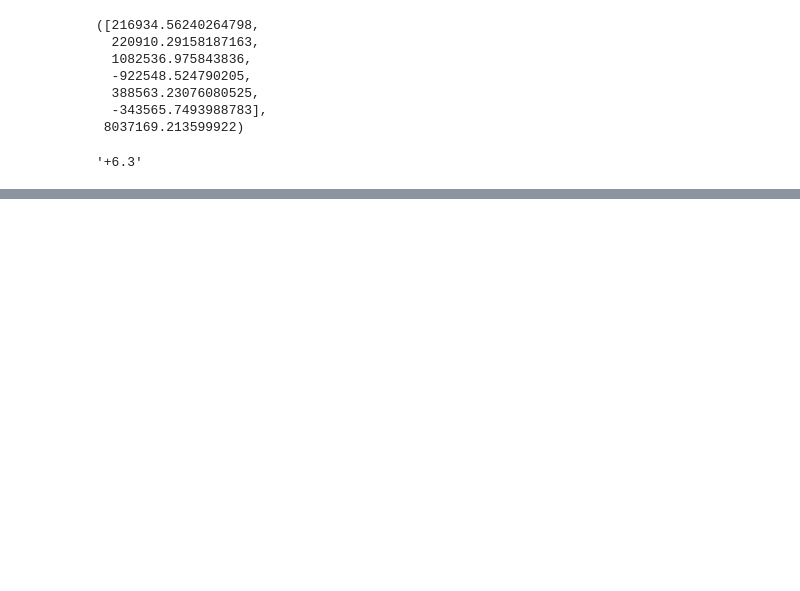
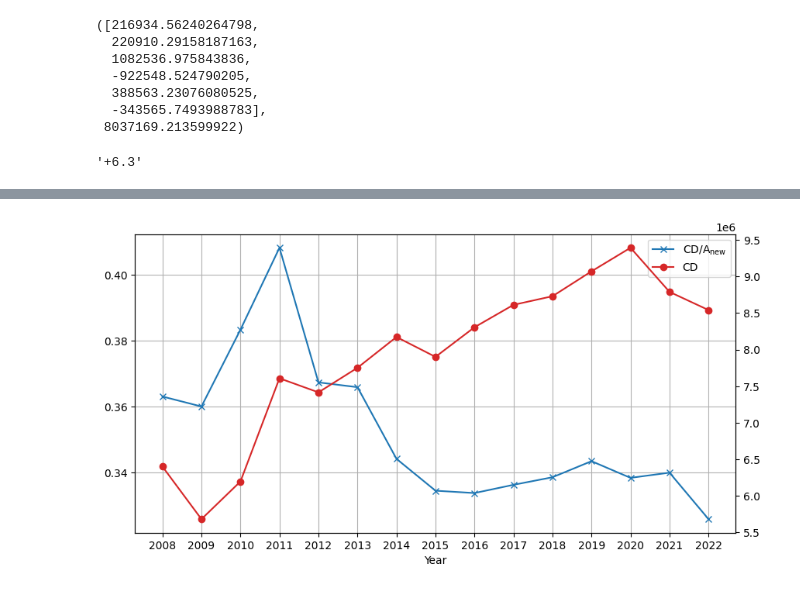
Before and after one commit to pietropecchini/Economic-Growth-and-Sustainability, a Jupyter notebook: analysis.ipynb, the cells around one changed output, grey strips where cells are left out. Saved outputs shown, nothing was run; the diff lists cells and outputs as text; code cells hidden in the pictures; blank space fills up the shorter version.

```diff
--- a/analysis.ipynb
+++ b/analysis.ipynb
@@ -639,0 +882,16 @@ plt.show()
+# %%
+fig, ax = plt.subplots(1, 1, figsize=(10, 5))
+
+plot(
+    ax,
+    data1=data.loc[years, ipat_factors[-1]],
+    xlabel="Year",
+    label=ipat_labels[-1],
+    data2=data.loc[years, "CD"],
+    label2="CD",
+    two_axis=True,
+)
+
+plt.show()
+# %% [output]
+[figure, added]
```
Also changed, not shown: parts of 16 cells of this notebook, 8 other files.
